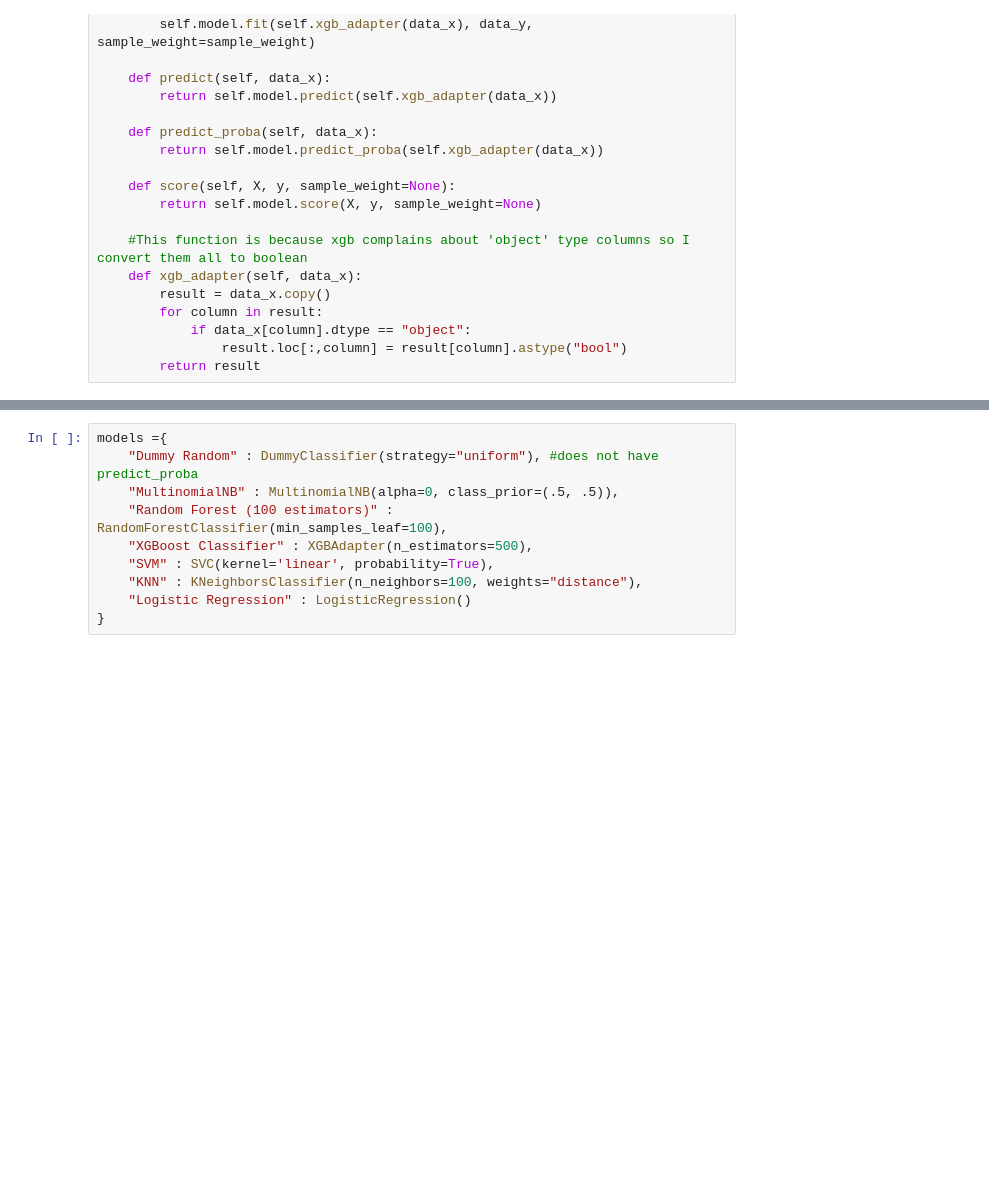
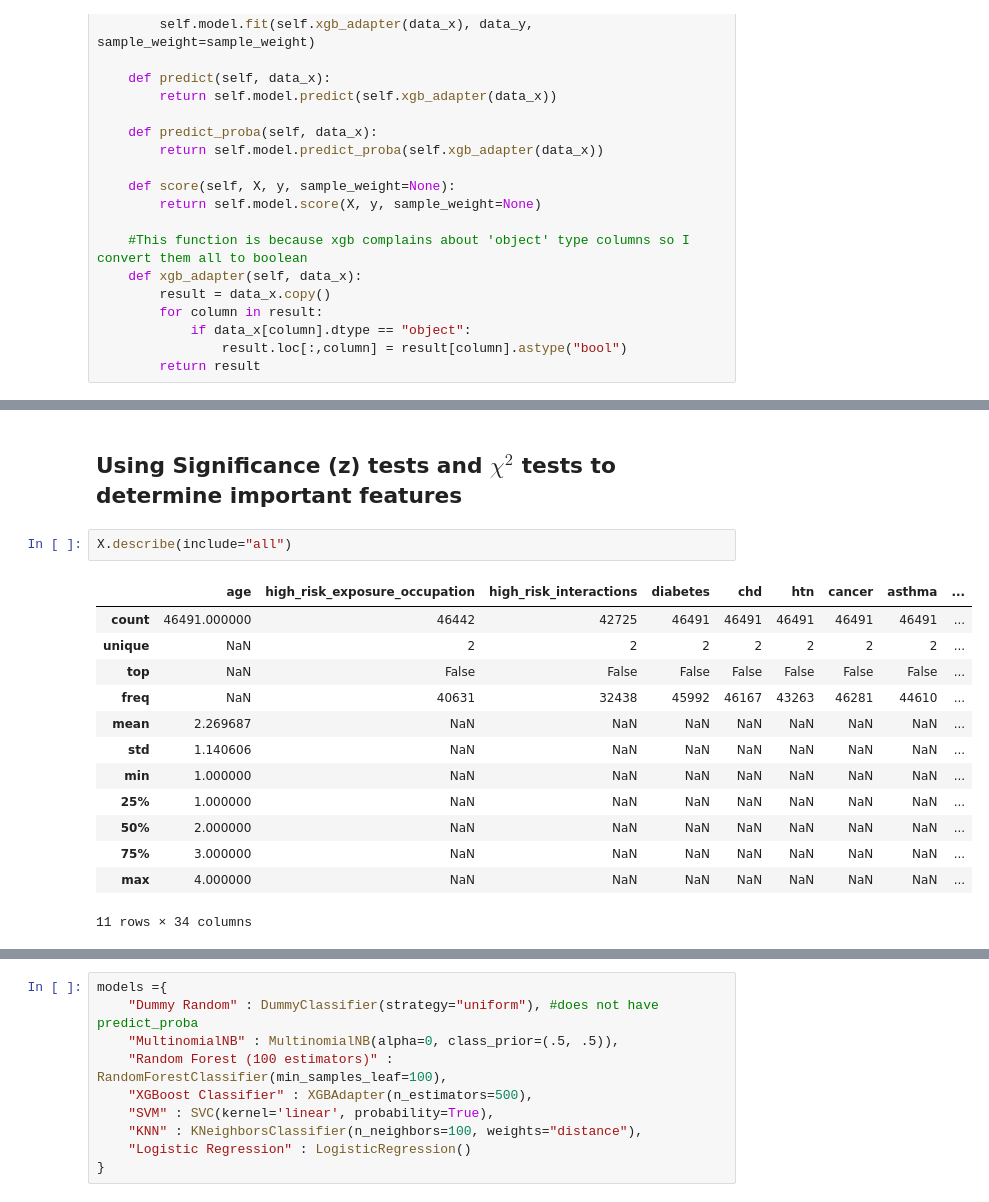
Before and after one commit to Sir-Slade/covid_prediction_project, a Jupyter notebook: PredictorExperimentsClean.ipynb, the cells around one changed output, grey strips where cells are left out. Cells and saved outputs as stored; diff of their text form; blank space fills up the shorter version.

```diff
--- a/PredictorExperimentsClean.ipynb
+++ b/PredictorExperimentsClean.ipynb
@@ -303,0 +280,18 @@ def run_models(data_x, data_y, models, folds=10, ratio_negatives_to_positives=-1
+# %% [markdown]
+## Using Significance (z) tests and $\chi^{2}$ tests to determine important features
+# %%
+X.describe(include="all")
+# %% [output]
+|  | age | high_risk_exposure_occupation | high_risk_interactions | diabetes | chd | htn | cancer | asthma | ... |
+| count | 46491.000000 | 46442 | 42725 | 46491 | 46491 | 46491 | 46491 | 46491 | ... |
+| unique | NaN | 2 | 2 | 2 | 2 | 2 | 2 | 2 | ... |
+| top | NaN | False | False | False | False | False | False | False | ... |
+| freq | NaN | 40631 | 32438 | 45992 | 46167 | 43263 | 46281 | 44610 | ... |
+| mean | 2.269687 | NaN | NaN | NaN | NaN | NaN | NaN | NaN | ... |
+| std | 1.140606 | NaN | NaN | NaN | NaN | NaN | NaN | NaN | ... |
+| min | 1.000000 | NaN | NaN | NaN | NaN | NaN | NaN | NaN | ... |
+| 25% | 1.000000 | NaN | NaN | NaN | NaN | NaN | NaN | NaN | ... |
+| 50% | 2.000000 | NaN | NaN | NaN | NaN | NaN | NaN | NaN | ... |
+| 75% | 3.000000 | NaN | NaN | NaN | NaN | NaN | NaN | NaN | ... |
+| max | 4.000000 | NaN | NaN | NaN | NaN | NaN | NaN | NaN | ... |
+11 rows × 34 columns
```
Also changed, not shown: parts of 14 cells of this notebook.
